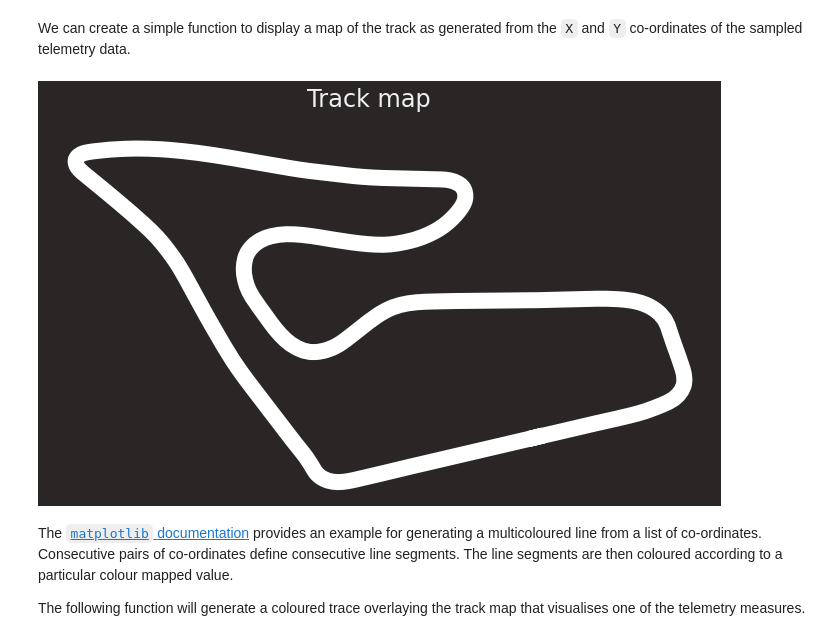
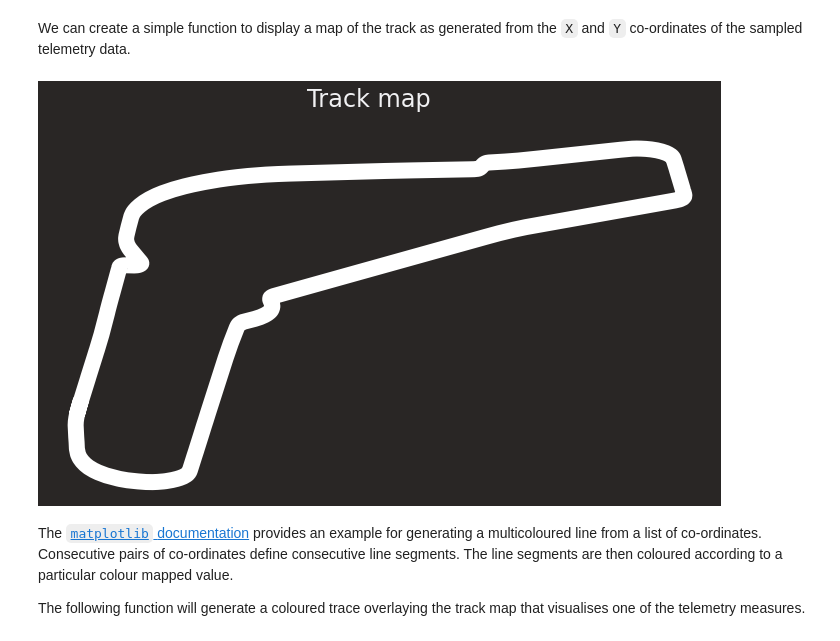
Before and after one commit to f1datajunkie/wranglingf1datawithpython, a Jupyter notebook: book/fastf1-demo.ipynb, the cells around one changed output. Saved outputs shown, nothing was run; the diff lists cells and outputs as text; code cells hidden in the pictures.

```diff
--- a/book/fastf1-demo.ipynb
+++ b/book/fastf1-demo.ipynb
@@ -411,12 +405,12 @@ def plot_track(lap, linewidth=16, color="white"):
             color=color, linestyle='-', linewidth=linewidth, zorder=0)
     return fig, ax
 # %%
-fig, ax = plot_track(lap)
+fig, ax = plot_track(lec_fast_lap)
 
 # Add a title to the figure object
 fig.suptitle(f'Track map', size=24, y=0.97);
 # %% [output]
-[figure, old version]
+[figure, new version]
 # %% [markdown]
 The [`matplotlib` documentation](https://matplotlib.org/stable/gallery/lines_bars_and_markers/multicolored_line.html#multicolored-lines) provides an example for generating a multicoloured line from a list of co-ordinates. Consecutive pairs of co-ordinates define consecutive line segments. The line segments are then coloured according to a particular colour mapped value.
 
```
Also changed, not shown: parts of 5 cells of this notebook.
